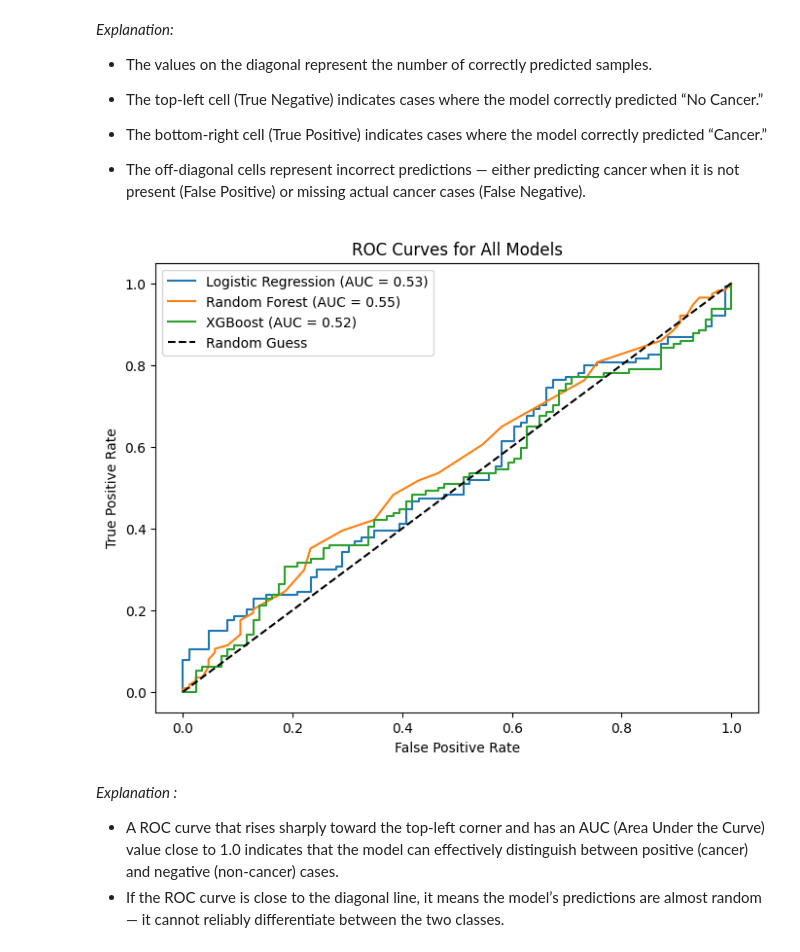
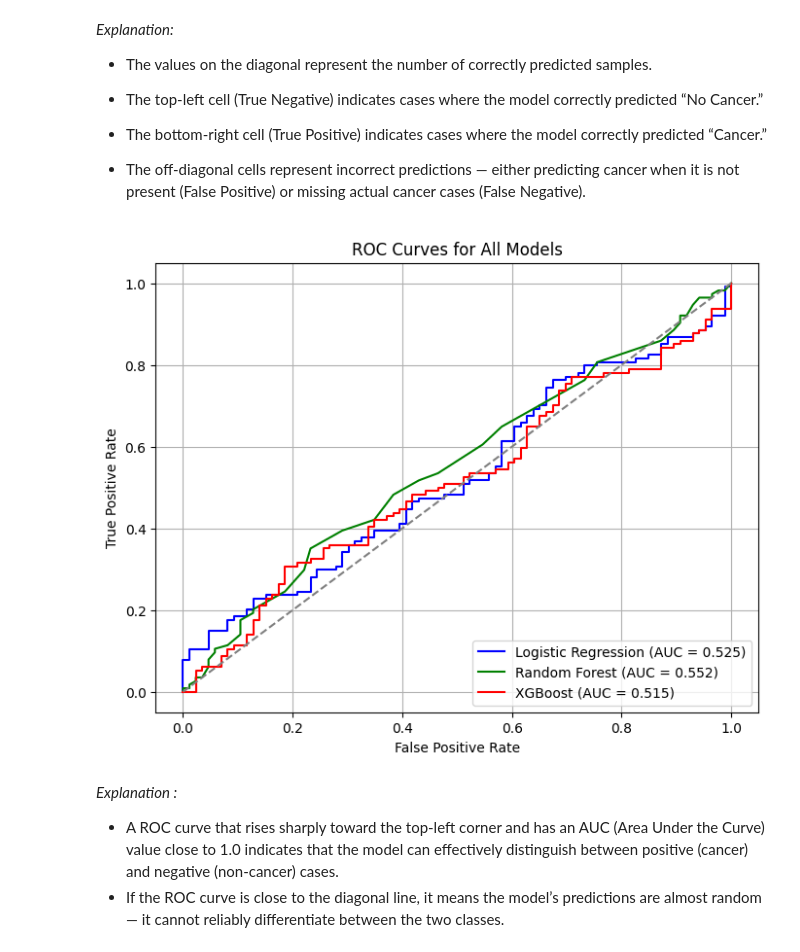
Before and after one commit to NatthawanSrisan/Early-Detection-Rare-Cancer, a Jupyter notebook: Natthawan_Progress_report_Data_Exploration_and_Model_Evaluation.ipynb, the cells around one changed output. Cells and saved outputs as stored; diff of their text form; code cells hidden in the pictures.

```diff
--- a/Natthawan_Progress_report_Data_Exploration_and_Model_Evaluation.ipynb
+++ b/Natthawan_Progress_report_Data_Exploration_and_Model_Evaluation.ipynb
@@ -310,25 +326,39 @@ for name, model in models.items():
  * The top-left cell (True Negative) indicates cases where the model correctly predicted “No Cancer.”
  * The bottom-right cell (True Positive) indicates cases where the model correctly predicted “Cancer.”
  * The off-diagonal cells represent incorrect predictions — either predicting cancer when it is not present (False Positive) or missing actual cancer cases (False Negative).
-# %%
-from sklearn.metrics import roc_curve, auc
-
-plt.figure(figsize=(8,6))
-for name, model in models.items():
-    if hasattr(model, "predict_proba"):
-        y_score = model.predict_proba(X_test)[:, 1]
-        fpr, tpr, _ = roc_curve(y_test, y_score)
-        roc_auc = auc(fpr, tpr)
-        plt.plot(fpr, tpr, label=f'{name} (AUC = {roc_auc:.2f})')
-
-plt.plot([0,1], [0,1], 'k--', label='Random Guess')
-plt.title('ROC Curves for All Models')
-plt.xlabel('False Positive Rate')
-plt.ylabel('True Positive Rate')
-plt.legend()
-plt.show()
-# %% [output]
-[figure, removed]
+# %%
+from sklearn.metrics import roc_curve, auc
+import matplotlib.pyplot as plt
+
+# ROC for each models
+fpr_lr, tpr_lr, _ = roc_curve(y_test, log_model.predict_proba(X_test)[:, 1])
+roc_auc_lr = auc(fpr_lr, tpr_lr)
+
+fpr_rf, tpr_rf, _ = roc_curve(y_test, rf_model.predict_proba(X_test)[:, 1])
+roc_auc_rf = auc(fpr_rf, tpr_rf)
+
+fpr_xgb, tpr_xgb, _ = roc_curve(y_test, xgb_model.predict_proba(X_test)[:, 1])
+roc_auc_xgb = auc(fpr_xgb, tpr_xgb)
+
+# graph
+plt.figure(figsize=(8, 6))
+plt.plot(fpr_lr, tpr_lr, color='blue', label=f'Logistic Regression (AUC = {roc_auc_lr:.3f})')
+plt.plot(fpr_rf, tpr_rf, color='green', label=f'Random Forest (AUC = {roc_auc_rf:.3f})')
+plt.plot(fpr_xgb, tpr_xgb, color='red', label=f'XGBoost (AUC = {roc_auc_xgb:.3f})')
+
+# plot
+plt.plot([0, 1], [0, 1], color='gray', linestyle='--')
+
+plt.title('ROC Curves for All Models')
+plt.xlabel('False Positive Rate')
+plt.ylabel('True Positive Rate')
+plt.legend(loc='lower right')
+plt.grid(True)
+
+plt.savefig("roc_curves.png", dpi=300, bbox_inches='tight')
+plt.show()
+# %% [output]
+[figure, added]
 # %% [markdown]
 *Explanation :*
  * A ROC curve that rises sharply toward the top-left corner and has an AUC (Area Under the Curve) value close to 1.0 indicates that the model can effectively distinguish between positive (cancer) and negative (non-cancer) cases.
```
Also changed, not shown: parts of 2 cells of this notebook.
